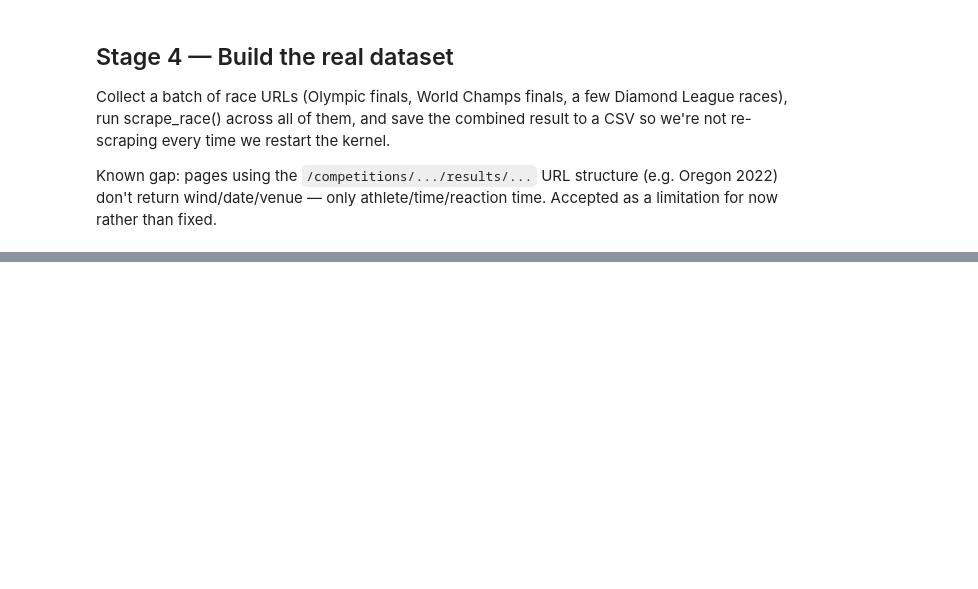
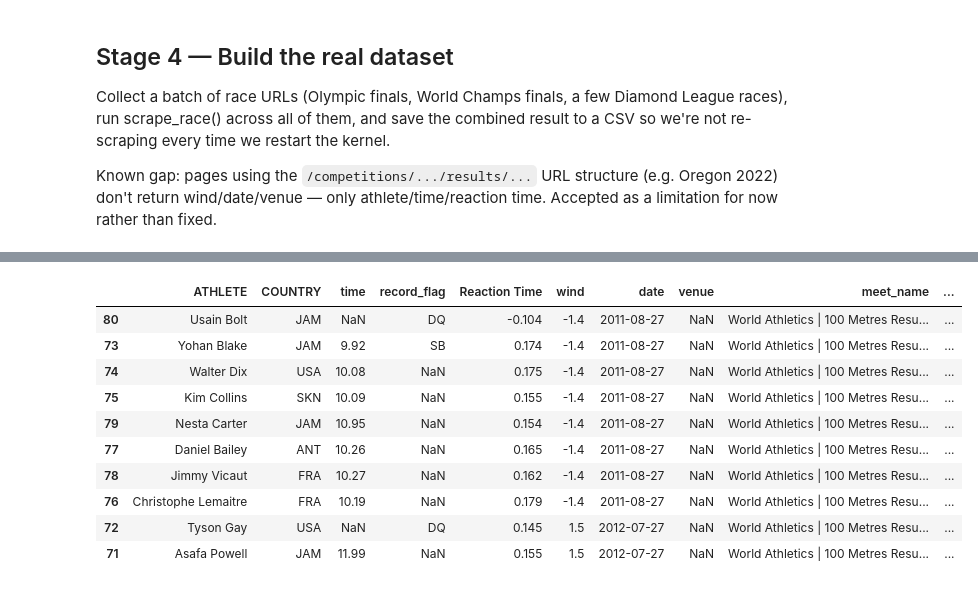
Before and after one commit to eck123main/100m-prediction, a Jupyter notebook: pred.ipynb, the cells around one changed output, grey strips where cells are left out. Cells and saved outputs as stored; diff of their text form; code cells hidden in the pictures; blank space fills up the shorter version.

```diff
--- a/pred.ipynb
+++ b/pred.ipynb
@@ -223,0 +253,15 @@ OK (8 rows): https://worldathletics.org/results/world-athletics-championships/20
+# %%
+df = pd.read_csv("100m_races_dataset.csv")
+
+# Normalize athlete names so the same person isn't split into two
+# groups due to inconsistent capitalization (e.g. "Noah LYLES" vs "Noah Lyles")
+df["ATHLETE"] = df["ATHLETE"].str.strip().str.title()
+
+# Convert date column from text to an actual datetime, so we can sort
+# chronologically and compute "most recent races"
+df["date"] = pd.to_datetime(df["date"], format="%d/%m/%Y %H:%M:%S", errors="coerce")
+
+print(df["ATHLETE"].nunique(), "unique athletes")
+print(df["date"].min(), "to", df["date"].max())
+df.sort_values("date").head(10)
+# %% [output]
@@ -223,0 +270,11 @@ OK (8 rows): https://worldathletics.org/results/world-athletics-championships/20
+|  | ATHLETE | COUNTRY | time | record_flag | Reaction Time | wind | date | venue | meet_name | ... |
+| 80 | Usain Bolt | JAM | NaN | DQ | -0.104 | -1.4 | 2011-08-27 | NaN | World Athletics | 100 Metres Resu... | ... |
+| 73 | Yohan Blake | JAM | 9.92 | SB | 0.174 | -1.4 | 2011-08-27 | NaN | World Athletics | 100 Metres Resu... | ... |
+| 74 | Walter Dix | USA | 10.08 | NaN | 0.175 | -1.4 | 2011-08-27 | NaN | World Athletics | 100 Metres Resu... | ... |
+| 75 | Kim Collins | SKN | 10.09 | NaN | 0.155 | -1.4 | 2011-08-27 | NaN | World Athletics | 100 Metres Resu... | ... |
+| 79 | Nesta Carter | JAM | 10.95 | NaN | 0.154 | -1.4 | 2011-08-27 | NaN | World Athletics | 100 Metres Resu... | ... |
+| 77 | Daniel Bailey | ANT | 10.26 | NaN | 0.165 | -1.4 | 2011-08-27 | NaN | World Athletics | 100 Metres Resu... | ... |
+| 78 | Jimmy Vicaut | FRA | 10.27 | NaN | 0.162 | -1.4 | 2011-08-27 | NaN | World Athletics | 100 Metres Resu... | ... |
+| 76 | Christophe Lemaitre | FRA | 10.19 | NaN | 0.179 | -1.4 | 2011-08-27 | NaN | World Athletics | 100 Metres Resu... | ... |
+| 72 | Tyson Gay | USA | NaN | DQ | 0.145 | 1.5 | 2012-07-27 | NaN | World Athletics | 100 Metres Resu... | ... |
+| 71 | Asafa Powell | JAM | 11.99 | NaN | 0.155 | 1.5 | 2012-07-27 | NaN | World Athletics | 100 Metres Resu... | ... |
```
Also changed, not shown: parts of 4 cells of this notebook, 1 other file.
